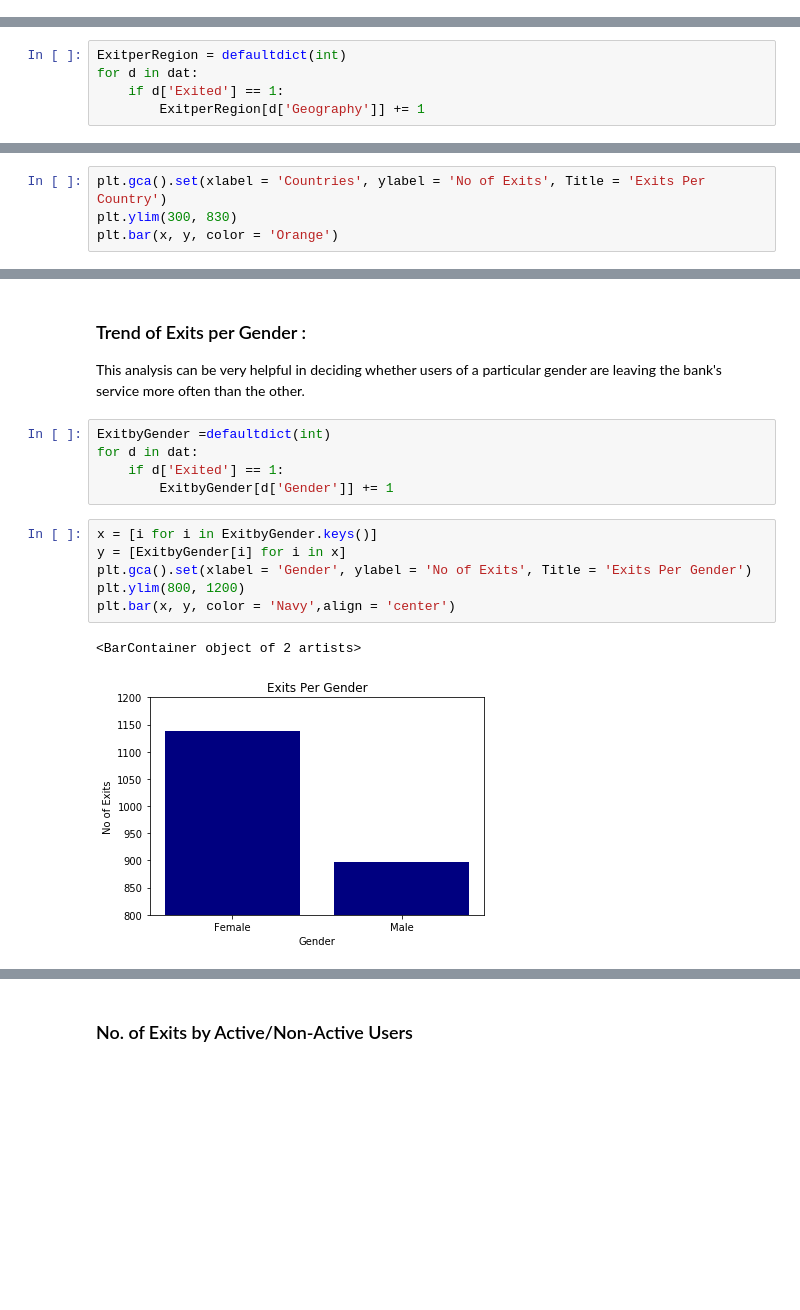
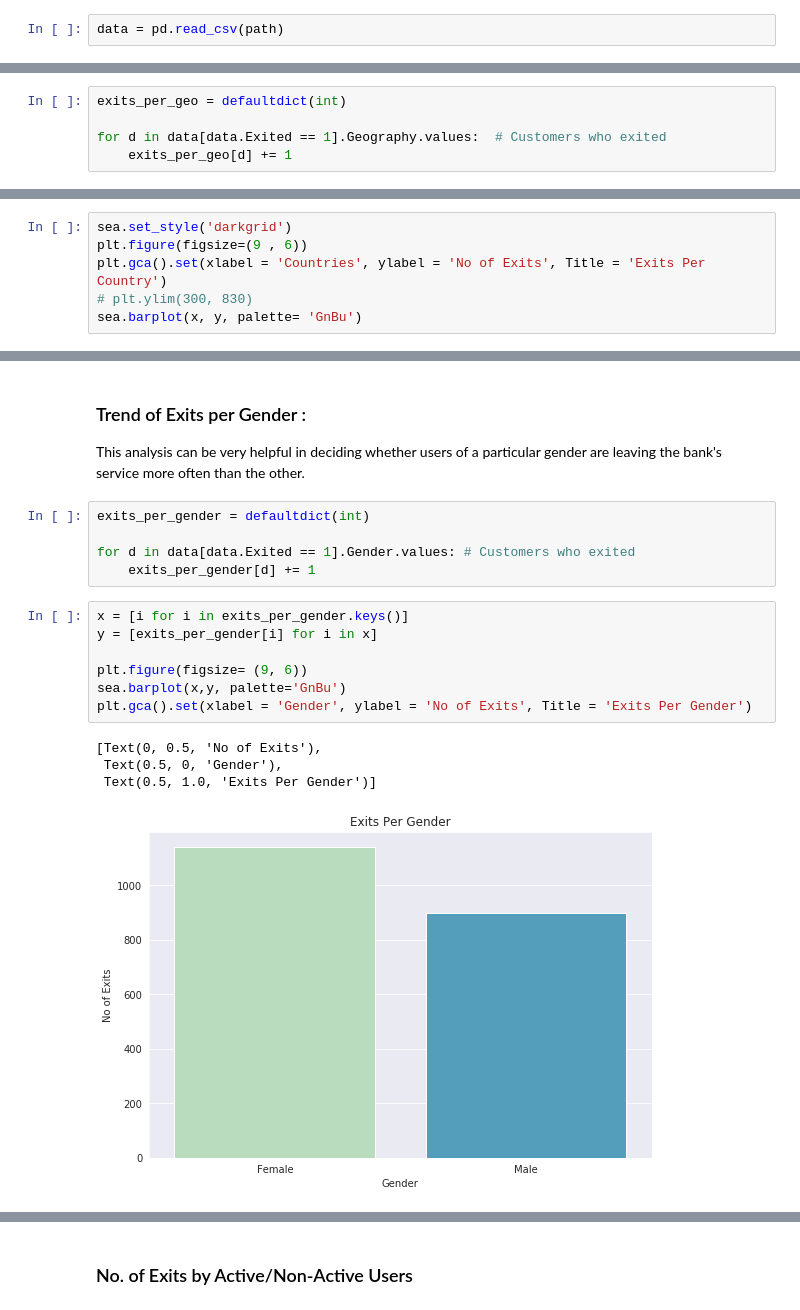
Before and after one commit to pratik-1999/Churn_Model, a Jupyter notebook: Geo_demographic_data_analysis.ipynb, the cells around one changed output, grey strips where cells are left out. Cells and saved outputs as stored; diff of their text form; blank space fills up the shorter version.

```diff
--- a/Geo_demographic_data_analysis.ipynb
+++ b/Geo_demographic_data_analysis.ipynb
@@ -93,0 +11,2 @@ dat[:5]
+# %%
+data = pd.read_csv(path)
@@ -96,7 +45,7 @@ dat[:5]
 # %% [markdown]
 ### Trend of Exits per Region
 # %%
-ExitperRegion = defaultdict(int)
-for d in dat:
-    if d['Exited'] == 1:
-        ExitperRegion[d['Geography']] += 1
+exits_per_geo = defaultdict(int)
+
+for d in data[data.Exited == 1].Geography.values:  # Customers who exited
+    exits_per_geo[d] += 1
@@ -111,5 +59,7 @@ y = [ExitperRegion[i] for i in x]
 # %%
+sea.set_style('darkgrid')
+plt.figure(figsize=(9 , 6))
 plt.gca().set(xlabel = 'Countries', ylabel = 'No of Exits', Title = 'Exits Per Country')
-plt.ylim(300, 830)
-plt.bar(x, y, color = 'Orange')
+# plt.ylim(300, 830)
+sea.barplot(x, y, palette= 'GnBu')
 # %% [output]
@@ -119,16 +69,19 @@ plt.bar(x, y, color = 'Orange')
 ### Trend of Exits per Gender :
 This analysis can be very helpful in deciding whether users of a particular gender are leaving the bank's service more often than the other.
 # %%
-ExitbyGender =defaultdict(int)
-for d in dat:
-    if d['Exited'] == 1:
-        ExitbyGender[d['Gender']] += 1
+exits_per_gender = defaultdict(int)
+
+for d in data[data.Exited == 1].Gender.values: # Customers who exited
+    exits_per_gender[d] += 1
 # %%
-x = [i for i in ExitbyGender.keys()]
-y = [ExitbyGender[i] for i in x]
+x = [i for i in exits_per_gender.keys()]
+y = [exits_per_gender[i] for i in x]
+
+plt.figure(figsize= (9, 6))
+sea.barplot(x,y, palette='GnBu')
 plt.gca().set(xlabel = 'Gender', ylabel = 'No of Exits', Title = 'Exits Per Gender')
-plt.ylim(800, 1200)
-plt.bar(x, y, color = 'Navy',align = 'center')
 # %% [output]
-<BarContainer object of 2 artists>
+[Text(0, 0.5, 'No of Exits'),
+ Text(0.5, 0, 'Gender'),
+ Text(0.5, 1.0, 'Exits Per Gender')]
-[figure, old version]
+[figure, new version]
```
Also changed, not shown: parts of 38 cells of this notebook, 1 other file.
